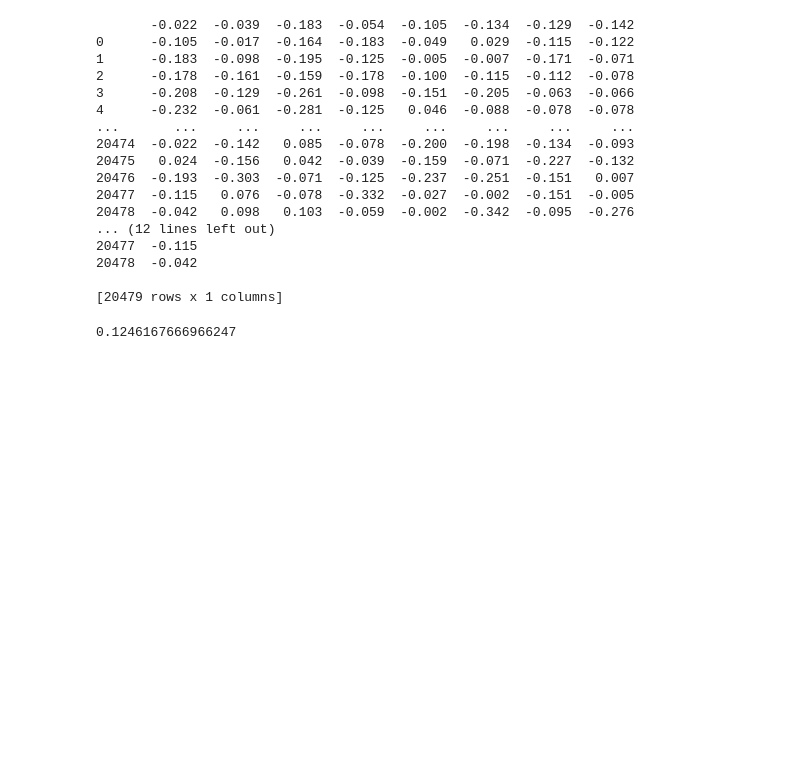
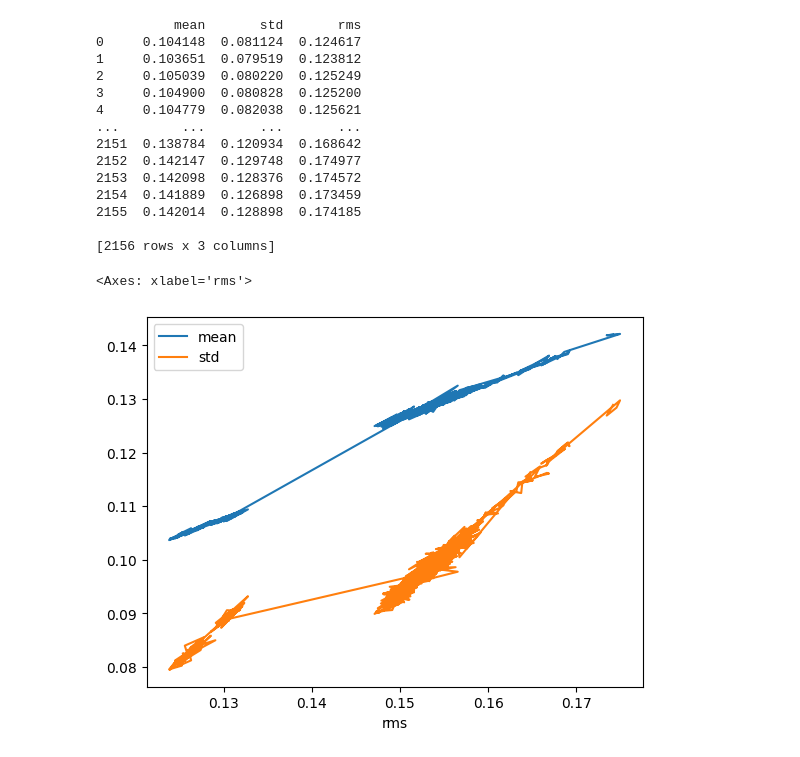
Before and after one commit to huydat-isme/estimate_RUL, a Jupyter notebook: Untitled1.ipynb, the cells around one changed output. Drawn from its saved outputs; the diff is of its cells as text; code cells hidden in the pictures; blank space fills up the shorter version.

```diff
--- a/Untitled1.ipynb
+++ b/Untitled1.ipynb
@@ -1,37 +1,56 @@
 # %%
+import os
 import numpy as np
 import pandas as pd
 import matplotlib.pyplot as plt
 import scipy
 
-dataset = pd.read_csv("1st_test/2003.10.22.12.06.24",sep = '\t')
 
-print(dataset)
-first = dataset.iloc[:,[0]]
-print(first)
+from scipy.optimize import curve_fit
+
+# Tạo một danh sách rỗng để lưu dữ liệu từ các tệp
+data_list = []
+
+def calculate_rms (df):
+    for col in list(df):
+        r = np.sqrt((df[col]**2).sum() / len(df[col]))
+    return r
+
+dataset_path = "1st_test"
+
+for filename in os.listdir(dataset_path):
+    dataset = pd.read_csv(os.path.join(dataset_path, filename), sep='\t')
+    col1_data = dataset.iloc[:,[0]]
+    mean = np.array(col1_data.abs().mean())
+    std = np.array(col1_data.std())
+    rms = np.array(calculate_rms(col1_data))
+    merge = pd.concat([pd.Series(mean), pd.Series(std), pd.Series(rms)], axis=1)
+    data_list.append(merge)
+
+# Gộp tất cả các tệp dữ liệu trong danh sách thành một DataFrame duy nhất
+data = pd.concat(data_list, ignore_index=True)
+data.columns = ['mean', 'std', 'rms']
+
+# Lưu dữ liệu vào tệp CSV sau khi đã lặp qua tất cả các tệp
+data.to_csv('data1.csv', index=False)
-# %% [output]
-       -0.022  -0.039  -0.183  -0.054  -0.105  -0.134  -0.129  -0.142
-0      -0.105  -0.017  -0.164  -0.183  -0.049   0.029  -0.115  -0.122
-1      -0.183  -0.098  -0.195  -0.125  -0.005  -0.007  -0.171  -0.071
-2      -0.178  -0.161  -0.159  -0.178  -0.100  -0.115  -0.112  -0.078
-3      -0.208  -0.129  -0.261  -0.098  -0.151  -0.205  -0.063  -0.066
-4      -0.232  -0.061  -0.281  -0.125   0.046  -0.088  -0.078  -0.078
-...       ...     ...     ...     ...     ...     ...     ...     ...
-20474  -0.022  -0.142   0.085  -0.078  -0.200  -0.198  -0.134  -0.093
-20475   0.024  -0.156   0.042  -0.039  -0.159  -0.071  -0.227  -0.132
-20476  -0.193  -0.303  -0.071  -0.125  -0.237  -0.251  -0.151   0.007
-20477  -0.115   0.076  -0.078  -0.332  -0.027  -0.002  -0.151  -0.005
-20478  -0.042   0.098   0.103  -0.059  -0.002  -0.342  -0.095  -0.276
-... (12 lines left out)
-20477  -0.115
-20478  -0.042
-
-[20479 rows x 1 columns]
-# %%
-def calculate_rms (df):
-    for col in list(df):
-        r = np.sqrt((df[col]**2).sum() / len(df[col]))
-    return r
-print(calculate_rms(first))
-# %% [output]
-0.1246167666966247
+# %%
+dataset = pd.read_csv("./data1.csv")
+print(dataset)
+dataset.plot(x= 'rms')
+# %% [output]
+          mean       std       rms
+0     0.104148  0.081124  0.124617
+1     0.103651  0.079519  0.123812
+2     0.105039  0.080220  0.125249
+3     0.104900  0.080828  0.125200
+4     0.104779  0.082038  0.125621
+...        ...       ...       ...
+2151  0.138784  0.120934  0.168642
+2152  0.142147  0.129748  0.174977
+2153  0.142098  0.128376  0.174572
+2154  0.141889  0.126898  0.173459
+2155  0.142014  0.128898  0.174185
+
+[2156 rows x 3 columns]
+<Axes: xlabel='rms'>
+[figure, added]
```
Also changed, not shown: parts of 1 cell of this notebook, 5 other files.
